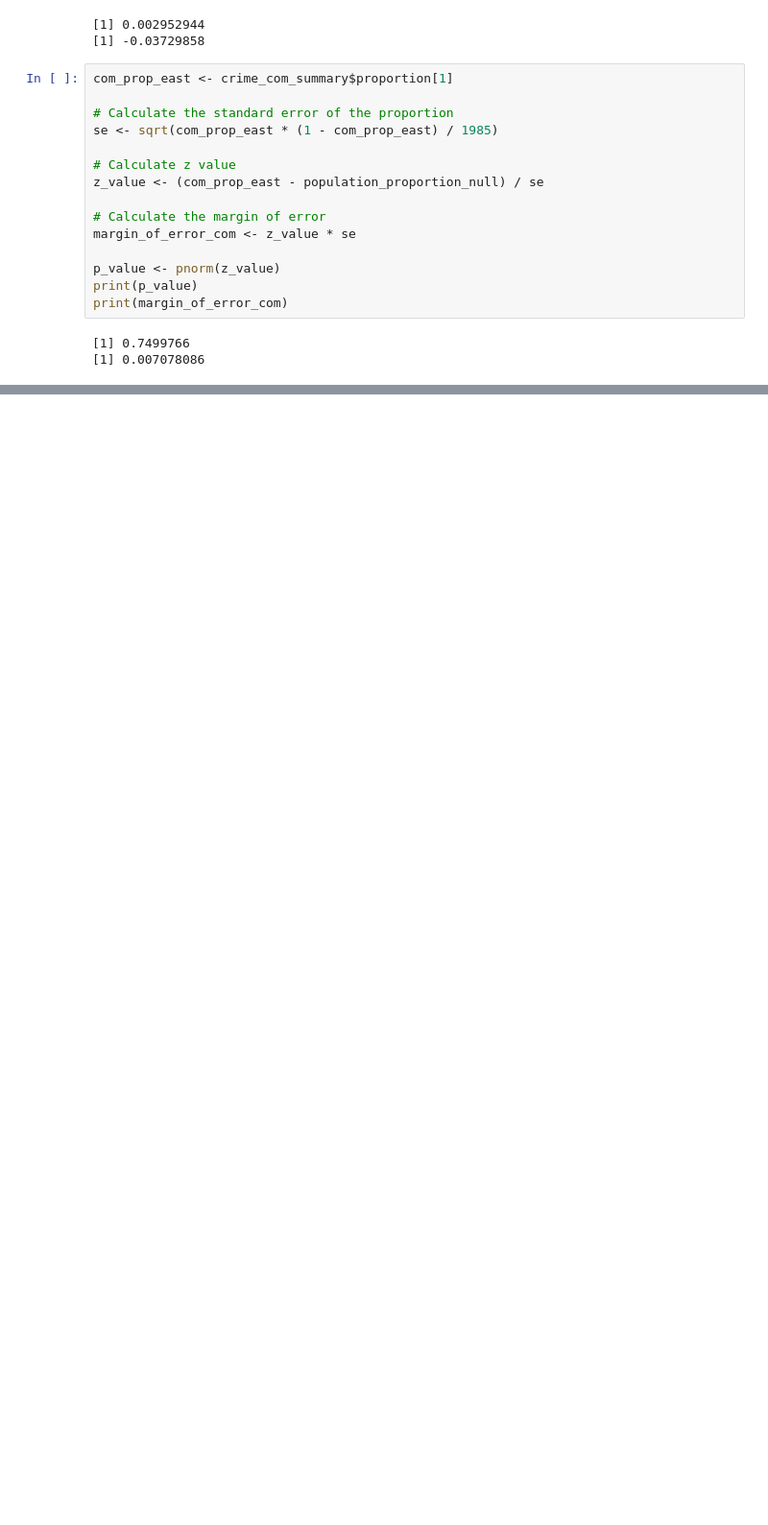
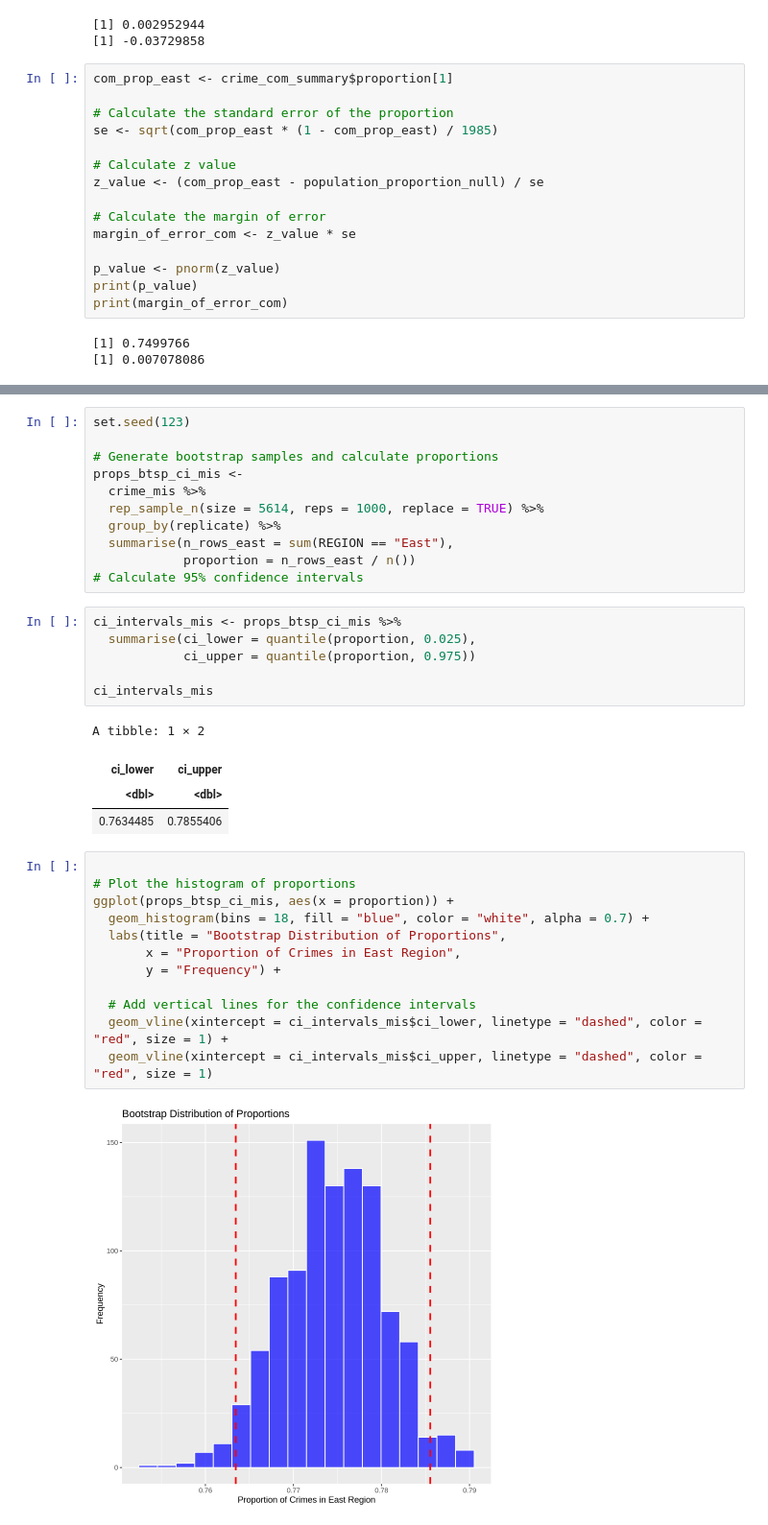
Before and after one commit to aradsab/Stat-201-Project, a Jupyter notebook: project.ipynb, the cells around one changed output, grey strips where cells are left out. Shown at 96% size. Saved outputs shown, nothing was run; the diff lists cells and outputs as text; blank space fills up the shorter version.

```diff
--- a/project.ipynb
+++ b/project.ipynb
@@ -191,0 +274,36 @@ print(margin_of_error_mis)
+# %%
+set.seed(123)
+
+# Generate bootstrap samples and calculate proportions
+props_btsp_ci_mis <-
+  crime_mis %>%
+  rep_sample_n(size = 5614, reps = 1000, replace = TRUE) %>%
+  group_by(replicate) %>%
+  summarise(n_rows_east = sum(REGION == "East"),
+            proportion = n_rows_east / n())
+# Calculate 95% confidence intervals
+# %%
+ci_intervals_mis <- props_btsp_ci_mis %>%
+  summarise(ci_lower = quantile(proportion, 0.025),
+            ci_upper = quantile(proportion, 0.975))
+
+ci_intervals_mis
+# %% [output]
+A tibble: 1 × 2
+| ci_lower | ci_upper |
+| <dbl> | <dbl> |
+| 0.7634485 | 0.7855406 |
+# %%
+
+# Plot the histogram of proportions
+ggplot(props_btsp_ci_mis, aes(x = proportion)) +
+  geom_histogram(bins = 18, fill = "blue", color = "white", alpha = 0.7) +
+  labs(title = "Bootstrap Distribution of Proportions",
+       x = "Proportion of Crimes in East Region",
+       y = "Frequency") +
+
+  # Add vertical lines for the confidence intervals
+  geom_vline(xintercept = ci_intervals_mis$ci_lower, linetype = "dashed", color = "red", size = 1) +
+  geom_vline(xintercept = ci_intervals_mis$ci_upper, linetype = "dashed", color = "red", size = 1)
+# %% [output]
+[figure, added]
```
Also changed, not shown: parts of 14 cells of this notebook.
